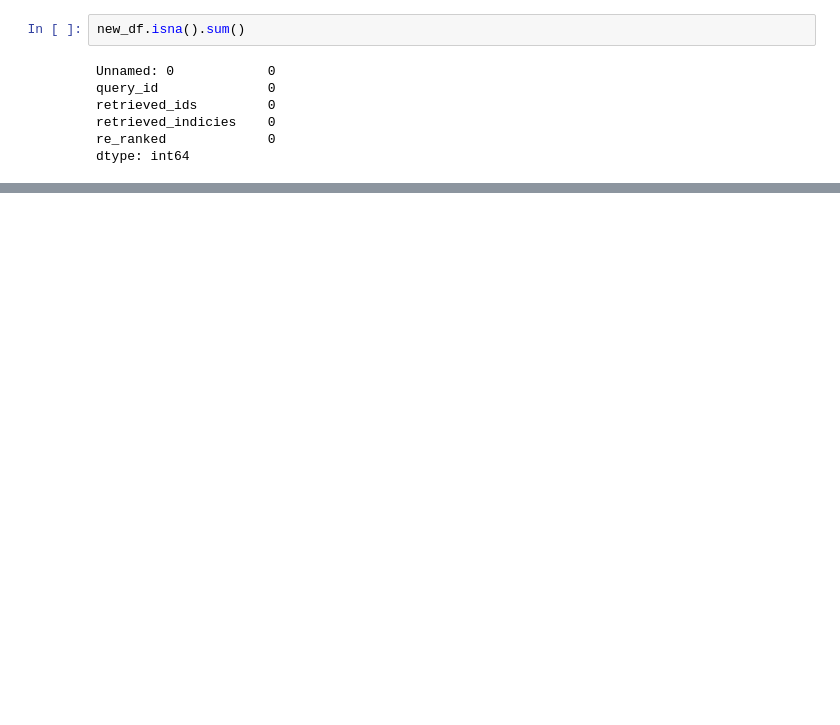
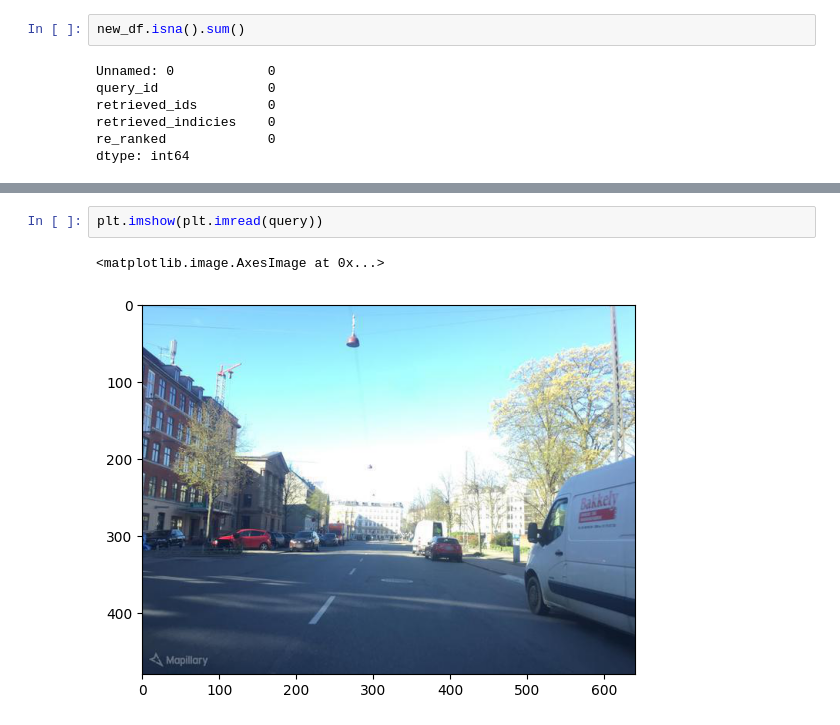
Before and after one commit to peshmerge/advanced_ir, a Jupyter notebook: Fusion.ipynb, the cells around one changed output, grey strips where cells are left out. Drawn from its saved outputs; the diff is of its cells as text; blank space fills up the shorter version.

```diff
--- a/Fusion.ipynb
+++ b/Fusion.ipynb
@@ -158,0 +283,5 @@ dtype: int64
+# %%
+plt.imshow(plt.imread(query))
+# %% [output]
+<matplotlib.image.AxesImage at 0x...>
+[figure, added]
```
Also changed, not shown: parts of 14 cells of this notebook.
